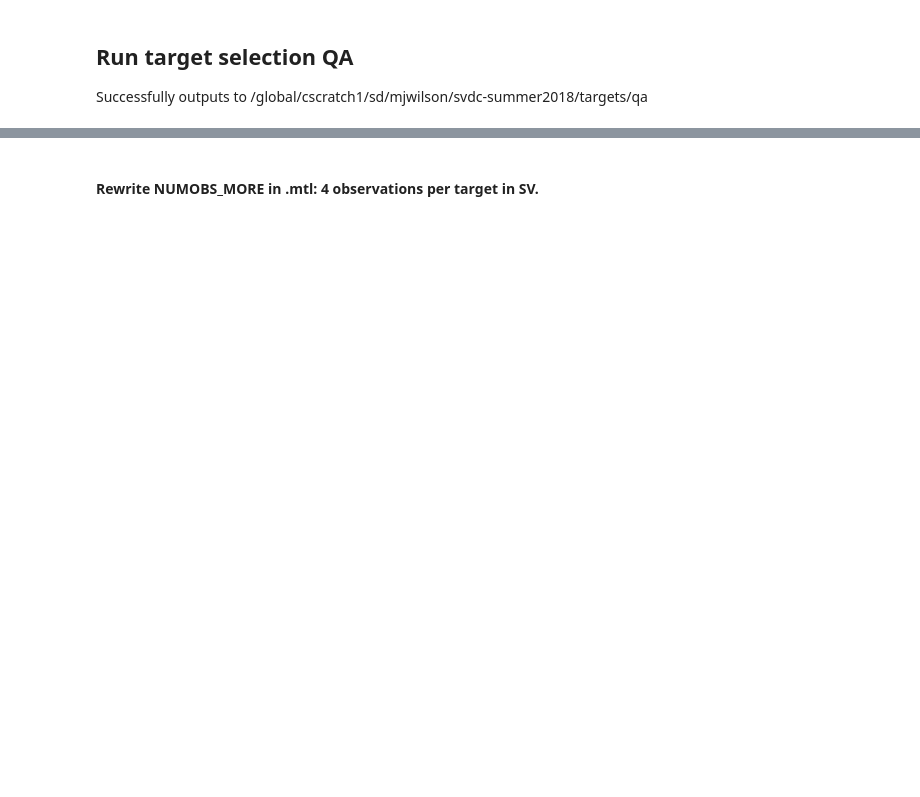
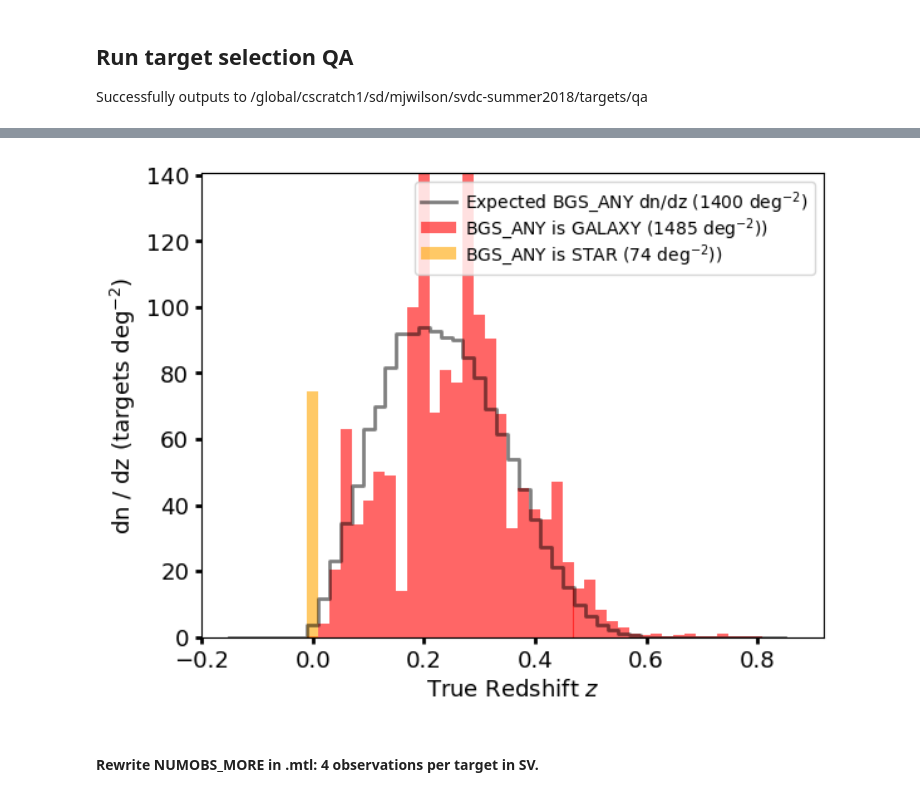
Before and after one commit to michaelJwilson/survey-validation, a Jupyter notebook: svdc-summer2018/bgs-gama-pipeline.ipynb, the cells around one changed output, grey strips where cells are left out. Cells and saved outputs as stored; diff of their text form; code cells hidden in the pictures; blank space fills up the shorter version.

```diff
--- a/svdc-summer2018/bgs-gama-pipeline.ipynb
+++ b/svdc-summer2018/bgs-gama-pipeline.ipynb
@@ -922,9 +1024,9 @@ if err != 0:
 # %%
 from IPython.display import Image, display
 
-Image(targetQAdir + '/color-grz-BGS_ANY.png', width=8e2)
 Image(targetQAdir + '/mock-nz-BGS_ANY.png',   width=8e2)
-Image(targetQAdir + '/nmag-W1-BGS_ANY.png',   width=8e2)
+# %% [output]
+[figure, added]
 # %% [markdown]
 #### Rewrite NUMOBS_MORE in .mtl: 4 observations per target in SV.
 # %%
```
Also changed, not shown: parts of 35 cells of this notebook, 4 other files.
